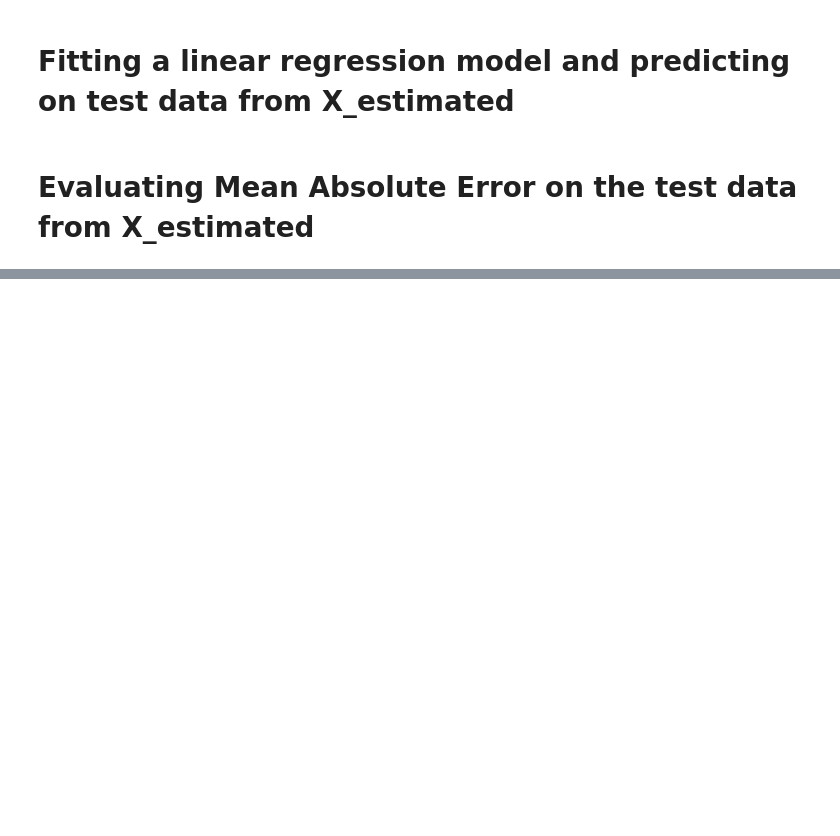
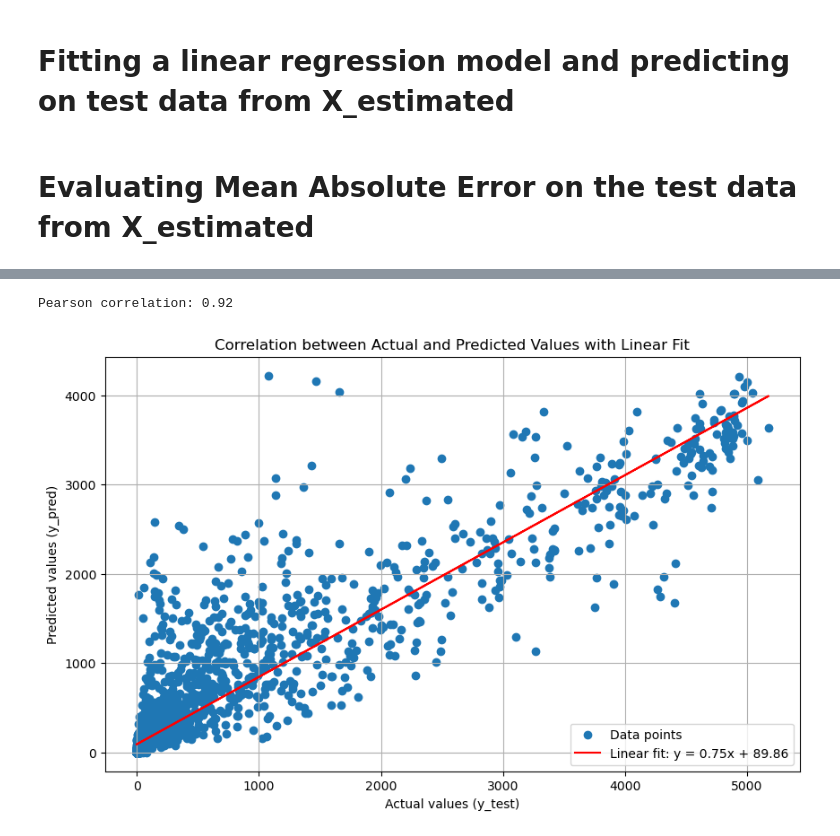
Before and after one commit to simenfritzner/TDT4173-ML-task, a Jupyter notebook: src/Models/Linear_Regression/Linear_regression.ipynb, the cells around one changed output, grey strips where cells are left out. Saved outputs shown, nothing was run; the diff lists cells and outputs as text; code cells hidden in the pictures; blank space fills up the shorter version.

```diff
--- a/src/Models/Linear_Regression/Linear_regression.ipynb
+++ b/src/Models/Linear_Regression/Linear_regression.ipynb
@@ -50,3 +53,8 @@ C: Mean Absolute Error: 27.467079968715737
+# %%
+Lin_reg_a.corr_plot()
+# %% [output]
+Pearson correlation: 0.92
+[figure, added]
 # %%
 Lin_reg_a.pred(X_test_a)
 Lin_reg_b.pred(X_test_b)
```
Also changed, not shown: parts of 2 cells of this notebook, 7 other files.
